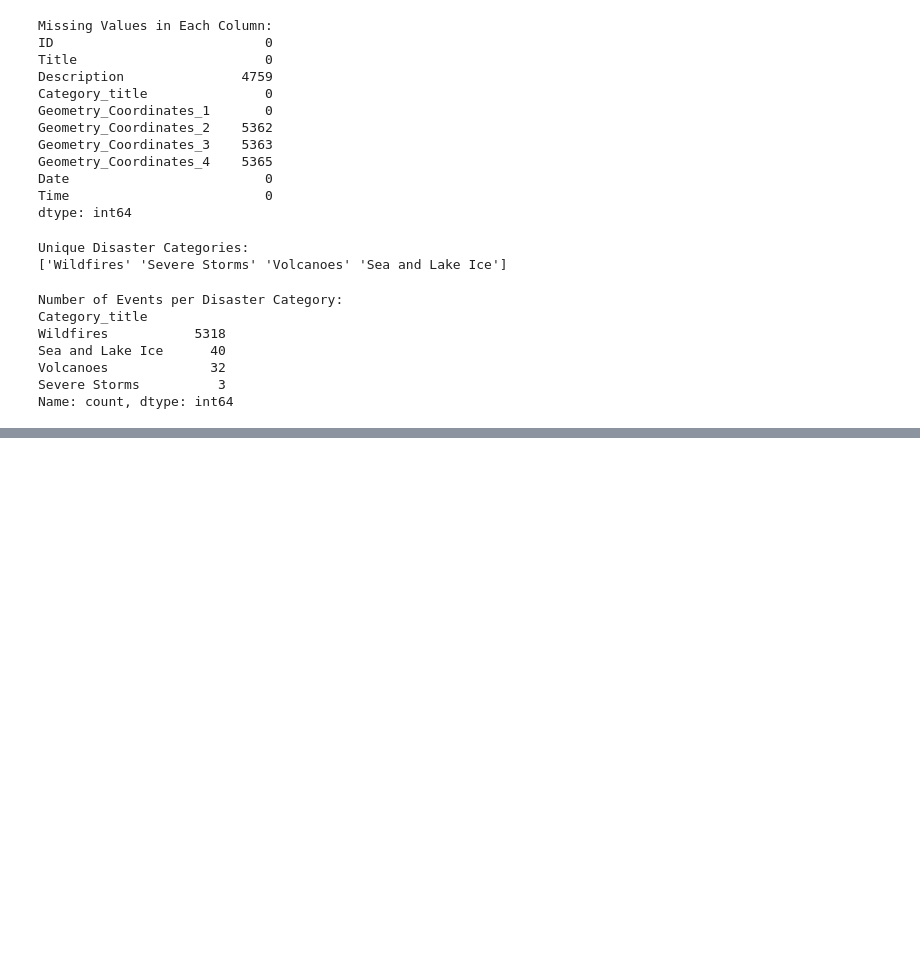
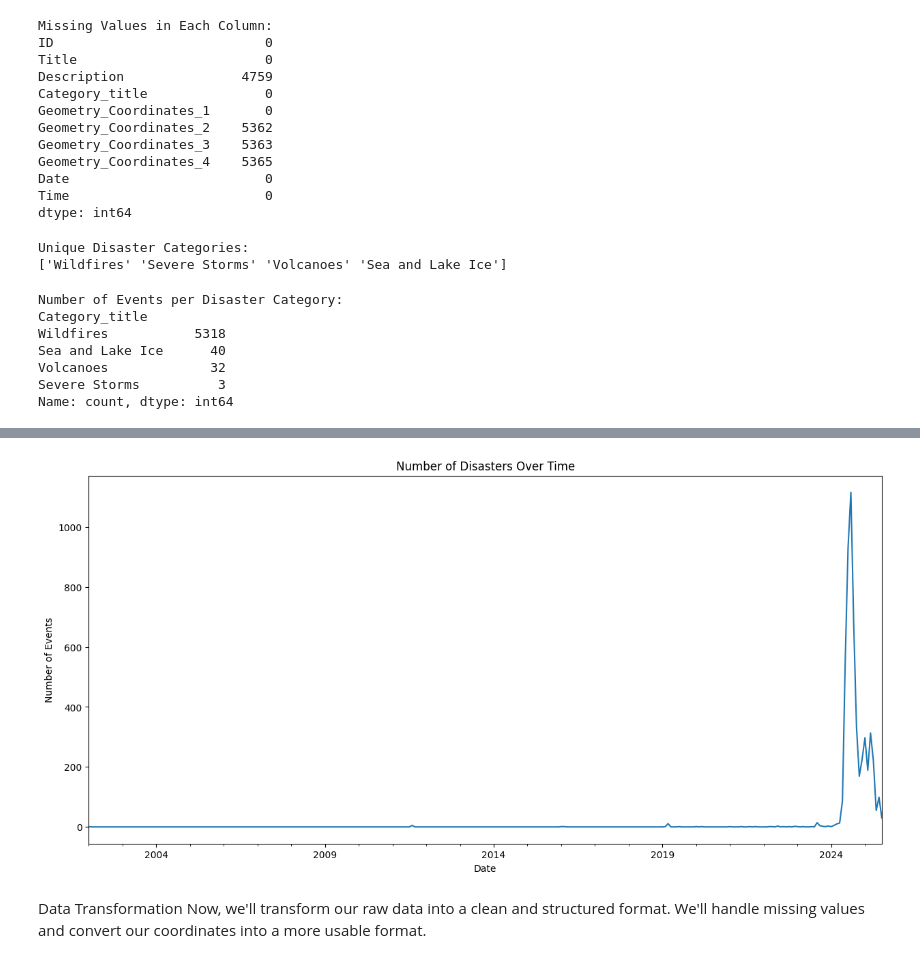
Before and after one commit to Sarvesh-Jhawar/Climate-Risk-and-Disaster-Management.-AICTE-, a Jupyter notebook: week1/week1_project.ipynb, the cells around one changed output, grey strips where cells are left out. Drawn from its saved outputs; the diff is of its cells as text; code cells hidden in the pictures; blank space fills up the shorter version.

```diff
--- a/week1/week1_project.ipynb
+++ b/week1/week1_project.ipynb
@@ -90,0 +117,17 @@ Name: count, dtype: int64
+# %%
+# Combine 'Date' and 'Time' columns into a single datetime object
+data['Datetime'] = pd.to_datetime(data['Date'] + ' ' + data['Time'])
+data.set_index('Datetime', inplace=True)
+
+# Plot event frequency over time
+plt.figure(figsize=(15, 7))
+data.resample('M')['ID'].count().plot()
+plt.title('Number of Disasters Over Time')
+plt.xlabel('Date')
+plt.ylabel('Number of Events')
+plt.show()
+# %% [output]
+[figure, added]
+# %% [markdown]
+Data Transformation
+Now, we'll transform our raw data into a clean and structured format. We'll handle missing values and convert our coordinates into a more usable format.
```
Also changed, not shown: parts of 6 cells of this notebook, 1 other file.
